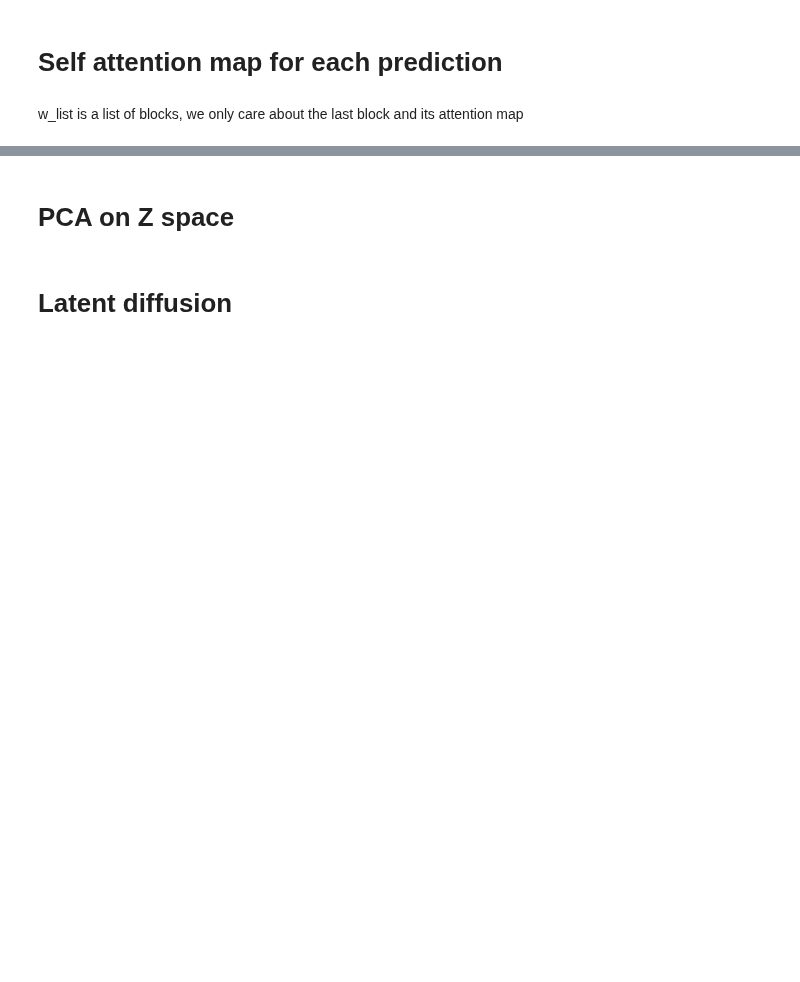
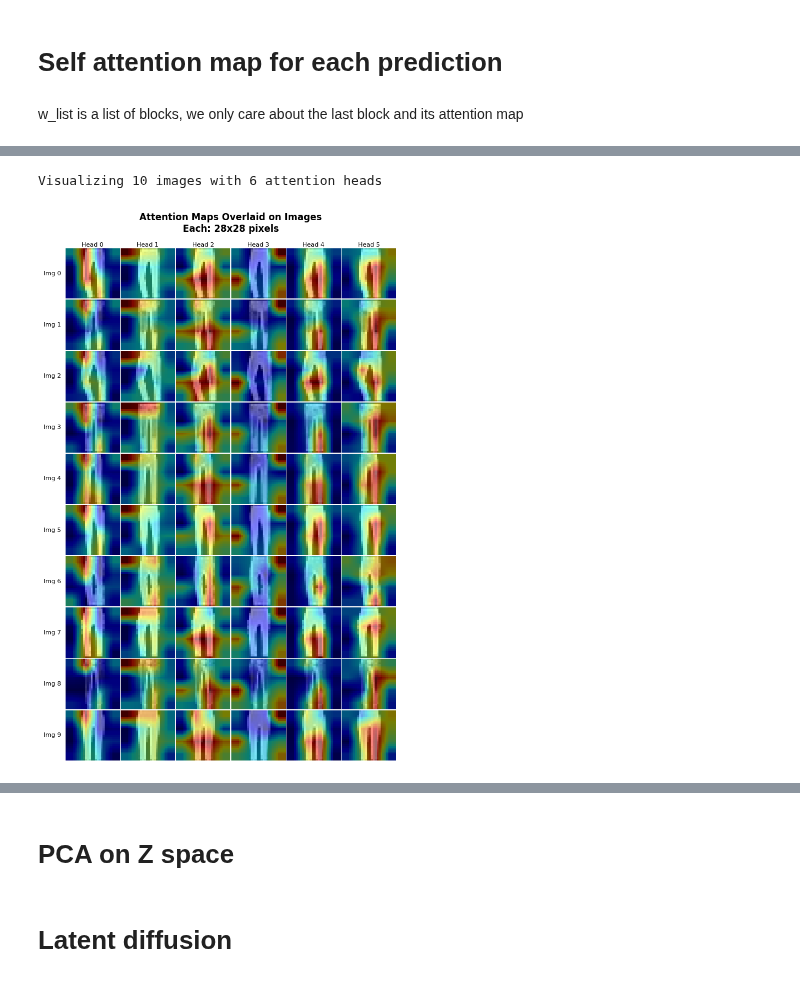
Before and after one commit to ngkel/crate_implementation, a Jupyter notebook: notebooks/crate_explained_fashion.ipynb, the cells around one changed output, grey strips where cells are left out. Saved outputs shown, nothing was run; the diff lists cells and outputs as text; code cells hidden in the pictures; blank space fills up the shorter version.

```diff
--- a/notebooks/crate_explained_fashion.ipynb
+++ b/notebooks/crate_explained_fashion.ipynb
@@ -523,7 +621,7 @@ for block in model.crate.blocks:
 # %%
 # Select a batch of 10 images of class 9 from the test set
 num_samples = 10
-class_idx = 7
+class_idx = 1
 
 # Get indices of test dataset for class 9
 indices_class9 = [i for i, (_, label) in enumerate(test_dataset) if label == class_idx][:num_samples]
@@ -666,7 +768,7 @@ print(f"Original last block embeddings shape: {last_block_embeddings.shape}")
 
 # Rearrange to separate heads: (b, n, d) -> (b, h, n, d_head)
 # where d = h * d_head (e.g., 128 = 8 * 16)
-last_block_embeddings = rearrange(last_block_embeddings, 'b n (h d) -> b h n d', h=8)  # Shape: (b, h, n, d)
+last_block_embeddings = rearrange(last_block_embeddings, 'b n (h d) -> b h n d', h=6)  # Shape: (b, h, n, d)
 print(f"Rearranged last block embeddings shape: {last_block_embeddings.shape}")
 
 # Extract CLS token (first patch) for each image in the batch and each head
@@ -733,41 +856,51 @@ images_denorm_np = images_denorm_viz.squeeze(1).numpy()  # Remove channel dimens
 # %%
 # Visualize attention maps overlaid on images in a grid
-# Grid: 10 rows (one per image) × 8 columns (one per attention head)
+# Get actual number of heads from model
+num_heads_viz = model.crate.blocks[0].mssa.heads
+num_images = attention_upsampled_np.shape[0]
+print(f"Visualizing {num_images} images with {num_heads_viz} attention heads")
 
-# Create figure with 10 rows and 8 columns
-fig, axes = plt.subplots(10, 8, figsize=(20, 25))
+# Grid: num_images rows (one per image) × num_heads columns (one per attention head)
+# Each subplot will display a 28x28 image (1 pixel = 1 display pixel if dpi set accordingly)
+fig, axes = plt.subplots(num_images, num_heads_viz, figsize=(num_heads_viz, num_images), dpi=100)
 
-# Iterate through each image (row) and each attention head (column)
-for i in range(10):  # 10 images
-    for j in range(8):  # 8 attention heads
+# Ensure axes is 2D array for consistent indexing
+if num_images == 1:
+    axes = np.expand_dims(axes, axis=0)
+if num_heads_viz == 1:
+    axes = np.expand_dims(axes, axis=1)
+
+for i in range(num_images):
+    for j in range(num_heads_viz):
         ax = axes[i, j]
 
-        # Display the base grayscale image
-        ax.imshow(images_denorm_np[i], cmap='gray', aspect='auto')
+        # Display base grayscale image
+        ax.imshow(images_denorm_np[i], cmap='gray', aspect='auto', interpolation='nearest', vmin=0, vmax=1)
 
-        # Overlay the attention map as a colored heatmap with transparency
-        # Normalize attention map to [0, 1] for better visualization
+        # Overlay attention map as a colored heatmap, 28x28
         attention_map = attention_upsampled_np[i, j]
         attention_normalized = (attention_map - attention_map.min()) / (attention_map.max() - attention_map.min() + 1e-8)
+        ax.imshow(attention_normalized, cmap='jet', alpha=0.5, aspect='auto', interpolation='nearest', vmin=0, vmax=1)
 
-        # Overlay attention map with jet colormap and alpha blending
-        im = ax.imshow(attention_normalized, cmap='jet', alpha=0.5, aspect='auto')
-
-        # Remove axes for cleaner visualization
+        # Remove axes/ticks for a tight 28x28 visualization
+        ax.set_xticks([])
+        ax.set_yticks([])
         ax.axis('off')
 
-        # Add column labels (attention head numbers) on top row
+        # Add head labels to top row
         if i == 0:
-            ax.set_title(f'Head {j}', fontsize=10, pad=5)
+            ax.set_title(f'Head {j}', fontsize=8, pad=2)
+        # Add image index to leftmost column
+        if j == 0:
+            ax.text(-0.08, 0.5, f'Img {i}', transform=ax.transAxes,
+                   fontsize=8, ha='right', va='center', rotation=0)
 
-        # Add row labels (image indices) on leftmost column
-        if j == 0:
-            ax.text(-0.1, 0.5, f'Img {i}', transform=ax.transAxes,
-                   fontsize=10, ha='right', va='center', rotation=0)
-
-plt.suptitle('Attention Maps Overlaid on Images\n(Rows: Images, Columns: Attention Heads)',
-             fontsize=14, fontweight='bold', y=0.995)
-plt.tight_layout()
+plt.subplots_adjust(wspace=0.02, hspace=0.02, left=0, right=1, top=0.93, bottom=0)
+plt.suptitle('Attention Maps Overlaid on Images\nEach: 28x28 pixels',
+             fontsize=12, fontweight='bold', y=0.995)
 plt.show()
+# %% [output]
+Visualizing 10 images with 6 attention heads
+[figure, added]
 # %%
 # Visualize attention maps overlaid on images in a grid
```
Also changed, not shown: parts of 21 cells of this notebook, 1 other file.
